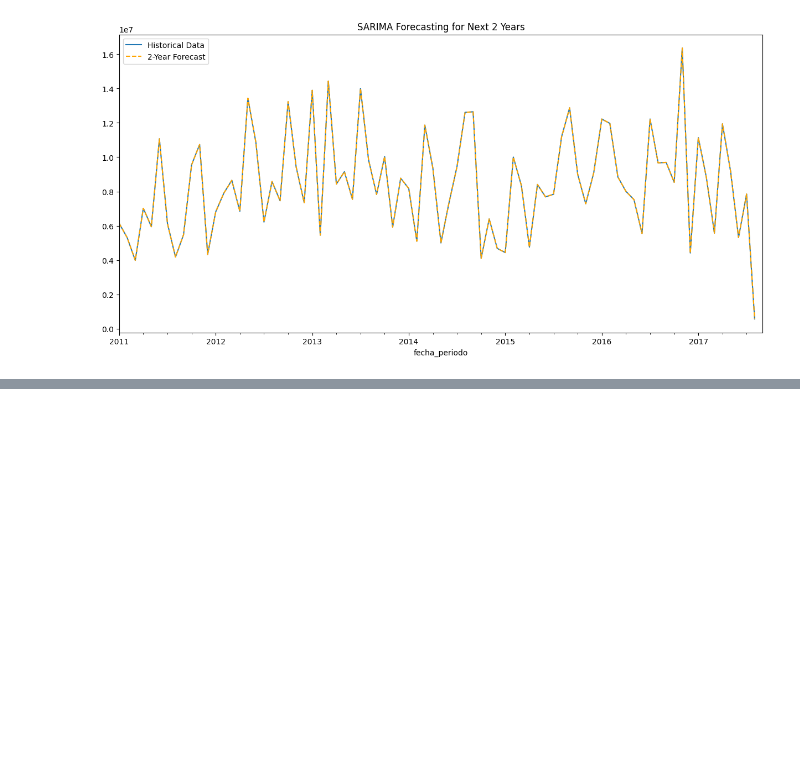
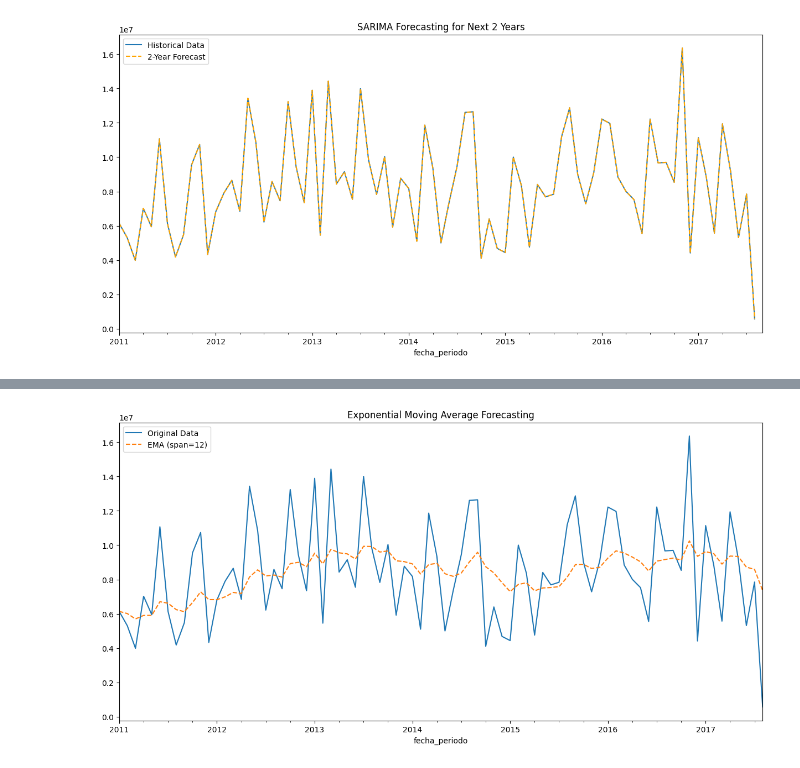
Before and after one commit to jmollan/Python_Proyecto_PUCP, a Jupyter notebook: Examen_Fin.ipynb, the cells around one changed output, grey strips where cells are left out. Drawn from its saved outputs; the diff is of its cells as text; code cells hidden in the pictures; blank space fills up the shorter version.

```diff
--- a/Examen_Fin.ipynb
+++ b/Examen_Fin.ipynb
@@ -511,0 +512,26 @@ plt.show()
+# %%
+import pandas as pd
+import matplotlib.pyplot as plt
+
+# Leer el archivo Excel
+df_corrected = pd.read_excel("BASE DATA THE COCA COLA COMPANY.xlsx")
+
+# Convertir la columna 'fecha_periodo' a formato datetime y establecerla como índice
+df_corrected['fecha_periodo'] = pd.to_datetime(df_corrected['fecha_periodo'])
+df_corrected.set_index('fecha_periodo', inplace=True)
+
+# Agregar ventas
+df_aggregated = df_corrected['VENTAS'].resample('M').sum()
+
+# Calcular la Media Móvil Exponencial
+span = 12  # Ajusta según tus necesidades (12 representa una EMA de un año para datos mensuales)
+ema = df_aggregated.ewm(span=span, adjust=False).mean()
+
+# Graficar resultados
+plt.figure(figsize=(15, 7))
+df_aggregated.plot(label='Original Data', legend=True)
+ema.plot(label=f'EMA (span={span})', legend=True, linestyle='--')
+plt.title('Exponential Moving Average Forecasting')
+plt.show()
+# %% [output]
+[figure, added]
```
Also changed, not shown: parts of 7 cells of this notebook.
